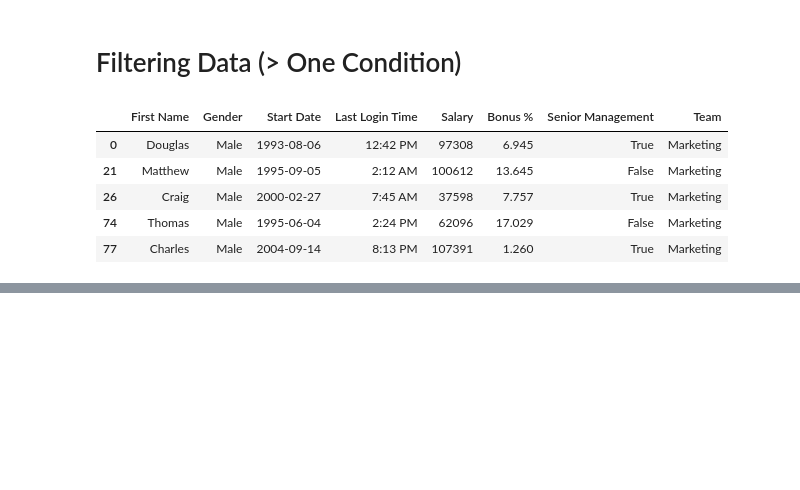
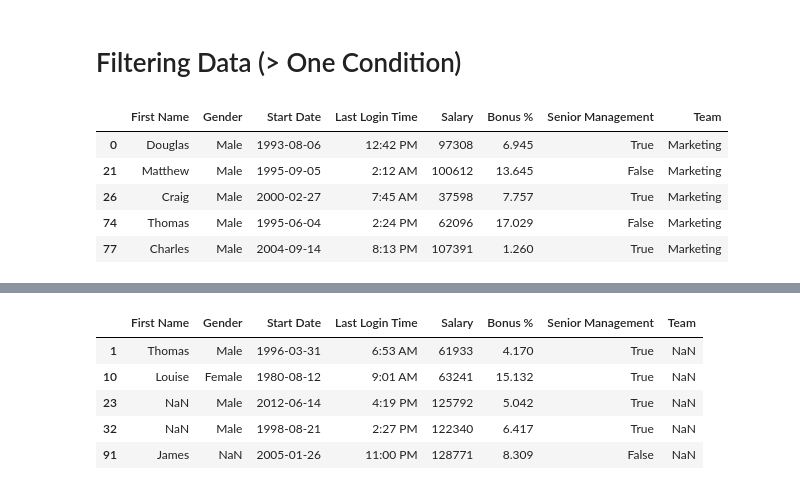
Before and after one commit to nareyes/education, a Jupyter notebook: data_analysis_pandas/03_data_frames_filtering.ipynb, the cells around one changed output, grey strips where cells are left out. Cells and saved outputs as stored; diff of their text form; code cells hidden in the pictures; blank space fills up the shorter version.

```diff
--- a/data_analysis_pandas/03_data_frames_filtering.ipynb
+++ b/data_analysis_pandas/03_data_frames_filtering.ipynb
@@ -191,0 +238,12 @@ employees[
+# %%
+# isnull method
+team_nulls = employees['Team'].isnull()
+
+employees[team_nulls].head()
+# %% [output]
+|  | First Name | Gender | Start Date | Last Login Time | Salary | Bonus % | Senior Management | Team |
+| 1 | Thomas | Male | 1996-03-31 | 6:53 AM | 61933 | 4.170 | True | NaN |
+| 10 | Louise | Female | 1980-08-12 | 9:01 AM | 63241 | 15.132 | True | NaN |
+| 23 | NaN | Male | 2012-06-14 | 4:19 PM | 125792 | 5.042 | True | NaN |
+| 32 | NaN | Male | 1998-08-21 | 2:27 PM | 122340 | 6.417 | True | NaN |
+| 91 | James | NaN | 2005-01-26 | 11:00 PM | 128771 | 8.309 | False | NaN |
```
Also changed, not shown: parts of 19 cells of this notebook.
